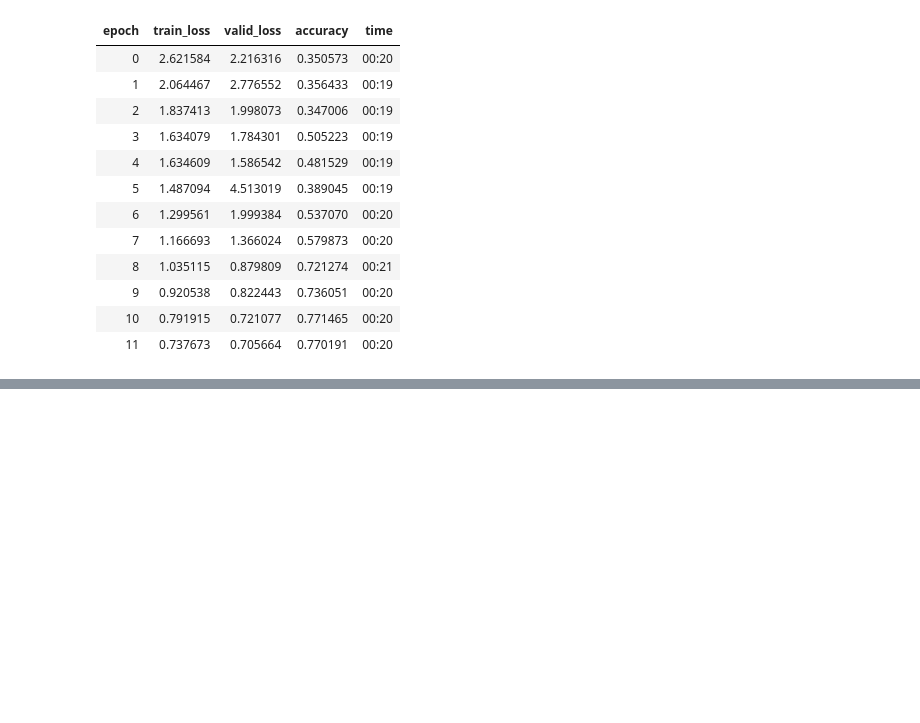
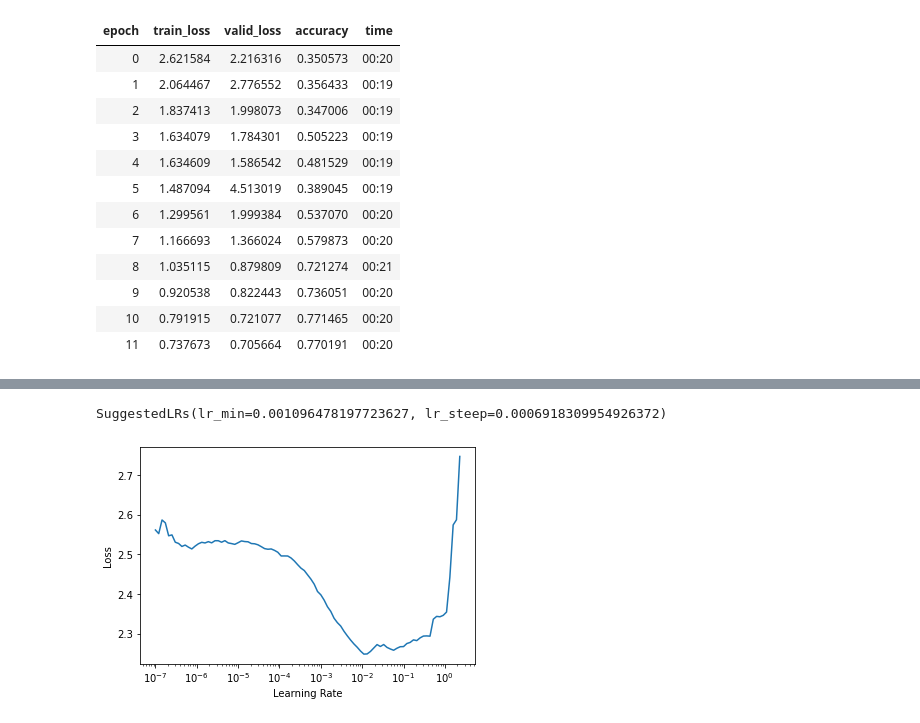
Before and after one commit to moaaztaha/fastai-experiments, a Jupyter notebook: imagenette.ipynb, the cells around one changed output, grey strips where cells are left out. Saved outputs shown, nothing was run; the diff lists cells and outputs as text; code cells hidden in the pictures; blank space fills up the shorter version.

```diff
--- a/imagenette.ipynb
+++ b/imagenette.ipynb
@@ -209,0 +207,8 @@ learn.fit_one_cycle(12, 3e-3)
+# %%
+imagenette = DataBlock(blocks = (ImageBlock, CategoryBlock),
+                      get_items= get_image_files,
+                      get_y = Pipeline([parent_label, lbl_dict.__getitem__]),
+                      splitter = GrandparentSplitter(valid_name='val'),
+                      item_tfms=Resize(160),
+                      batch_tfms=aug_transforms(size=124, xtra_tfms=Normalize.from_stats(*imagenet_stats)))
+dls = imagenette.dataloaders(path)
@@ -209,0 +236,4 @@ learn.fit_one_cycle(12, 3e-3)
+# %%
+learn = Learner(dls, xresnet34(n_out=10), loss_func=CrossEntropyLossFlat(), metrics=accuracy)
+learn.lr_find()
+# %% [output]
@@ -209,0 +241,2 @@ learn.fit_one_cycle(12, 3e-3)
+SuggestedLRs(lr_min=0.001096478197723627, lr_steep=0.0006918309954926372)
+[figure, added]
```
Also changed, not shown: parts of 14 cells of this notebook.
